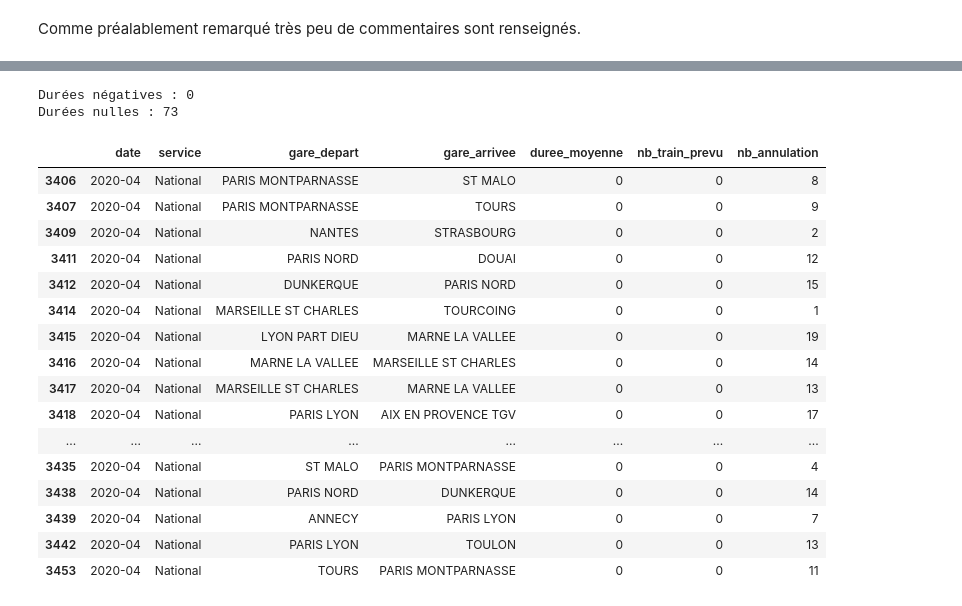
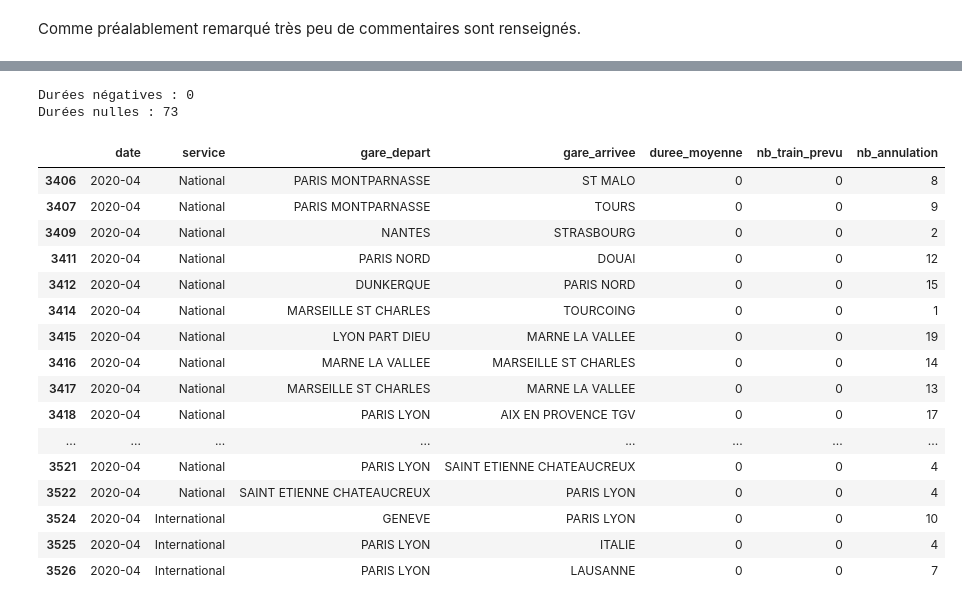
Before and after one commit to husseindakroube/IADATA701-PROJET, a Jupyter notebook: notebooks/01_eda_qualite.ipynb, the cells around one changed output, grey strips where cells are left out. Drawn from its saved outputs; the diff is of its cells as text; code cells hidden in the pictures.

```diff
--- a/notebooks/01_eda_qualite.ipynb
+++ b/notebooks/01_eda_qualite.ipynb
@@ -279,36 +324,36 @@ durations_invalides = data.loc[
         "nb_annulation",
     ],
 ]
 
 # Compter les durées négatives et nulles séparément.
 print(
     "Durées négatives :",
     (data["duree_moyenne"] < 0).sum(),
 )
 
 print(
     "Durées nulles :",
     (data["duree_moyenne"] == 0).sum(),
 )
 
-display(durations_invalides.head(20))
+display(durations_invalides.head(50))
 # %% [output]
 Durées négatives : 0
 Durées nulles : 73
 |  | date | service | gare_depart | gare_arrivee | duree_moyenne | nb_train_prevu | nb_annulation |
 | 3406 | 2020-04 | National | PARIS MONTPARNASSE | ST MALO | 0 | 0 | 8 |
 | 3407 | 2020-04 | National | PARIS MONTPARNASSE | TOURS | 0 | 0 | 9 |
 | 3409 | 2020-04 | National | NANTES | STRASBOURG | 0 | 0 | 2 |
 | 3411 | 2020-04 | National | PARIS NORD | DOUAI | 0 | 0 | 12 |
 | 3412 | 2020-04 | National | DUNKERQUE | PARIS NORD | 0 | 0 | 15 |
 | 3414 | 2020-04 | National | MARSEILLE ST CHARLES | TOURCOING | 0 | 0 | 1 |
 | 3415 | 2020-04 | National | LYON PART DIEU | MARNE LA VALLEE | 0 | 0 | 19 |
 | 3416 | 2020-04 | National | MARNE LA VALLEE | MARSEILLE ST CHARLES | 0 | 0 | 14 |
 | 3417 | 2020-04 | National | MARSEILLE ST CHARLES | MARNE LA VALLEE | 0 | 0 | 13 |
 | 3418 | 2020-04 | National | PARIS LYON | AIX EN PROVENCE TGV | 0 | 0 | 17 |
 | ... | ... | ... | ... | ... | ... | ... | ... |
-| 3435 | 2020-04 | National | ST MALO | PARIS MONTPARNASSE | 0 | 0 | 4 |
-| 3438 | 2020-04 | National | PARIS NORD | DUNKERQUE | 0 | 0 | 14 |
-| 3439 | 2020-04 | National | ANNECY | PARIS LYON | 0 | 0 | 7 |
-| 3442 | 2020-04 | National | PARIS LYON | TOULON | 0 | 0 | 13 |
-| 3453 | 2020-04 | National | TOURS | PARIS MONTPARNASSE | 0 | 0 | 11 |
+| 3521 | 2020-04 | National | PARIS LYON | SAINT ETIENNE CHATEAUCREUX | 0 | 0 | 4 |
+| 3522 | 2020-04 | National | SAINT ETIENNE CHATEAUCREUX | PARIS LYON | 0 | 0 | 4 |
+| 3524 | 2020-04 | International | GENEVE | PARIS LYON | 0 | 0 | 10 |
+| 3525 | 2020-04 | International | PARIS LYON | ITALIE | 0 | 0 | 4 |
+| 3526 | 2020-04 | International | PARIS LYON | LAUSANNE | 0 | 0 | 7 |
```
Also changed, not shown: parts of 17 cells of this notebook.
